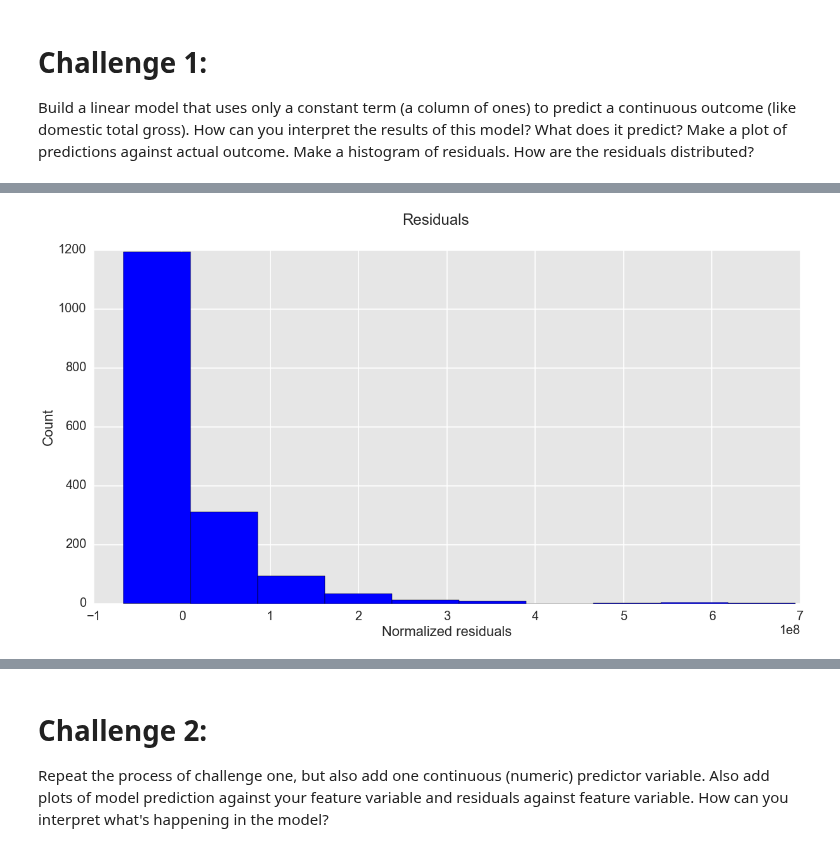
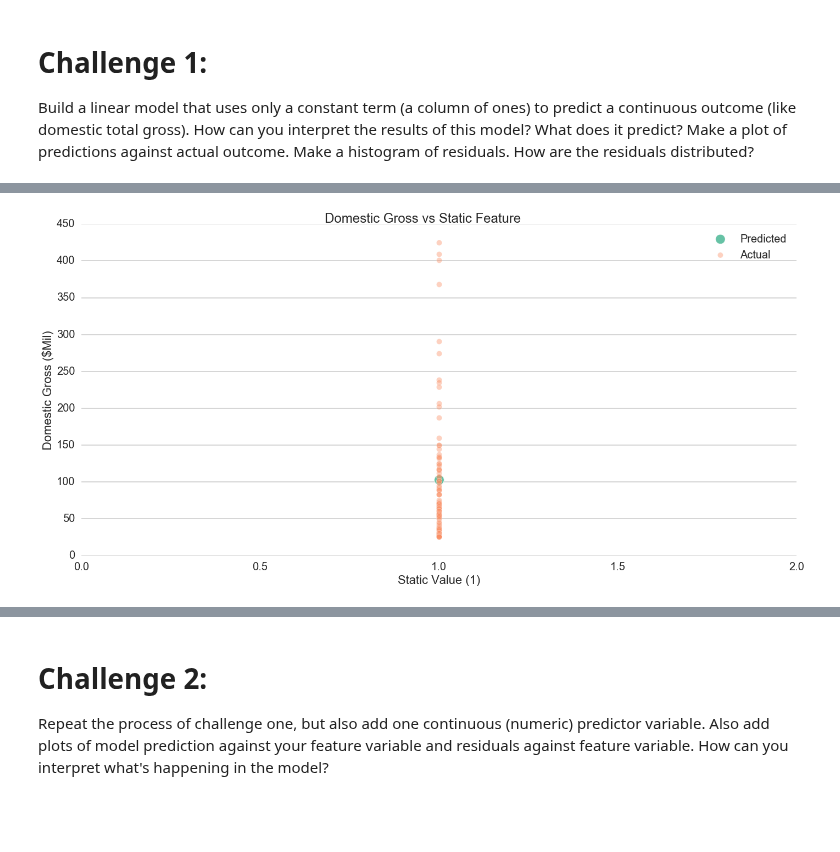
Before and after one commit to robinsones/dsp, a Jupyter notebook: challenges/submissions/03-linear_splitting/bryant/03-linear_splitting.ipynb, the cells around one changed output, grey strips where cells are left out. Cells and saved outputs as stored; diff of their text form; code cells hidden in the pictures; blank space fills up the shorter version.

```diff
--- a/challenges/submissions/03-linear_splitting/bryant/03-linear_splitting.ipynb
+++ b/challenges/submissions/03-linear_splitting/bryant/03-linear_splitting.ipynb
@@ -91,10 +77,35 @@ plt.show()
-# %%
-# residual histogram
-plt.figure(figsize=(20,10))
-plt.suptitle('Residuals')
-plt.ylabel('Count')
-plt.xlabel('Normalized residuals')
-plt.hist(y - lrm.predict(X), color='b')
-_ = plt.show()
-# %% [output]
-[figure, removed]
+# %%
+# make figure
+fig = plt.figure(figsize=(20,10))
+ax = fig.add_subplot(111)
+
+# color
+colors = sns.color_palette('Set2',12)
+
+# plots
+ax.scatter(X, lrm.predict(X), s=300, c=colors[0], alpha=1, label='Predicted', edgecolor='w')
+ax.scatter(X, y, s=100, c=colors[1], alpha=0.4, label='Actual', edgecolor='w')
+
+# axis limits
+plt.xlim(0,2)
+
+# labels/titles
+plt.legend(loc='upper right');
+plt.suptitle('Domestic Gross vs Static Feature')
+plt.xlabel('Static Value (1)')
+plt.ylabel('Domestic Gross ($Mil)')
+
+# remove border
+ax.spines["top"].set_visible(False)
+ax.spines["right"].set_visible(False)
+ax.spines["bottom"].set_visible(False)
+ax.spines["left"].set_visible(False)
+
+# show grid
+ax.yaxis.grid(True)
+
+# plot that biddy
+plt.tight_layout()
+_ = plt.show()
+# %% [output]
+[figure, added]
```
Also changed, not shown: parts of 18 cells of this notebook.
